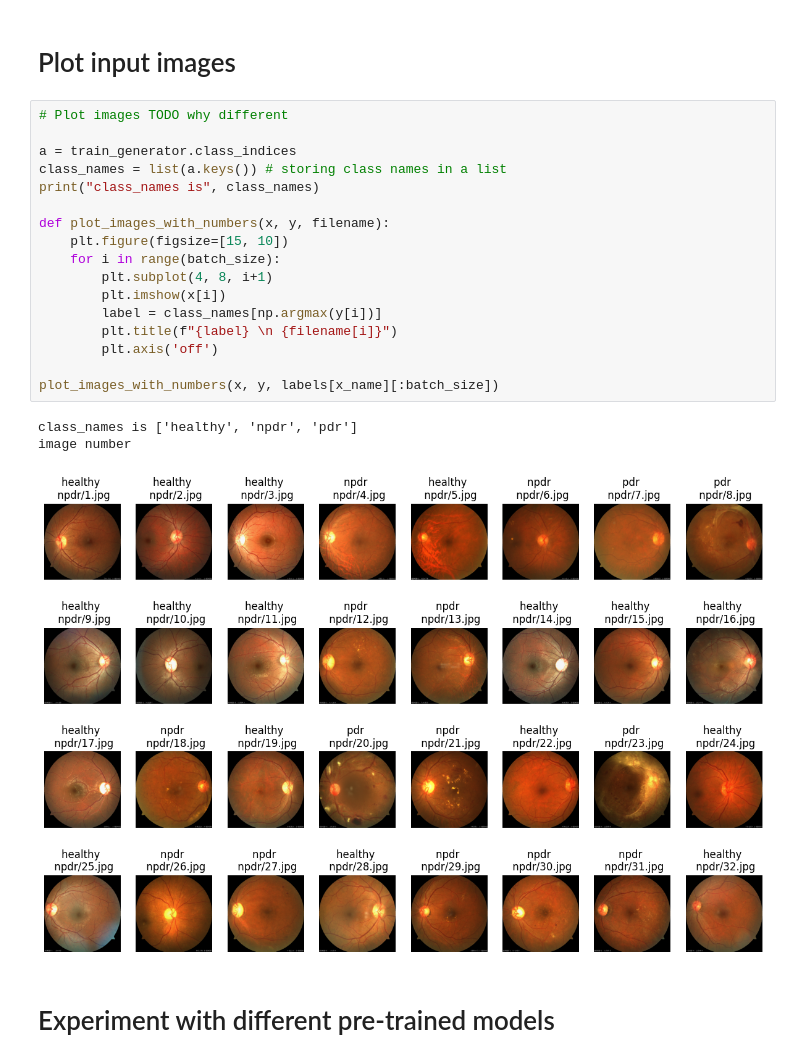
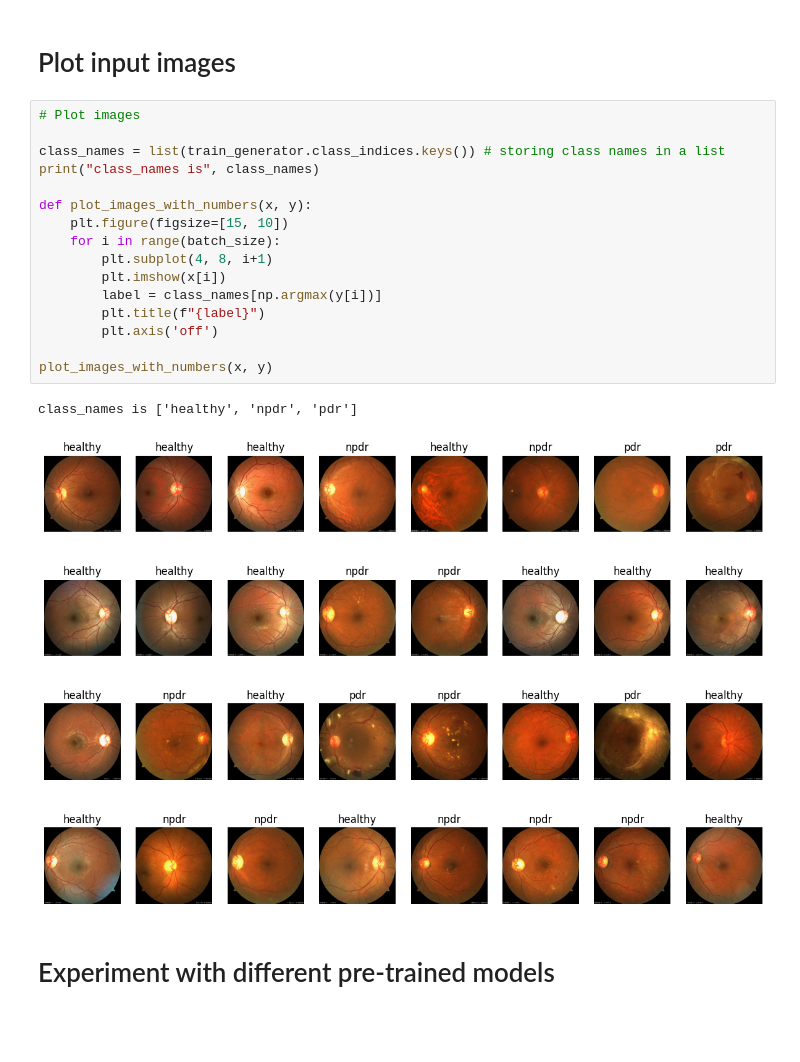
Before and after one commit to yiyangjessieyu/Deep-Learning-Image-Classifier, a Jupyter notebook: create_model.ipynb, the cells around one changed output. Drawn from its saved outputs; the diff is of its cells as text; blank space fills up the shorter version.

```diff
--- a/create_model.ipynb
+++ b/create_model.ipynb
@@ -150,26 +146,24 @@ Found 6 validated image filenames belonging to 3 classes.
 # %% [markdown]
 # Plot input images
 # %%
-# Plot images TODO why different
+# Plot images
 
-a = train_generator.class_indices
-class_names = list(a.keys()) # storing class names in a list
+class_names = list(train_generator.class_indices.keys()) # storing class names in a list
 print("class_names is", class_names)
 
-def plot_images_with_numbers(x, y, filename):
+def plot_images_with_numbers(x, y):
     plt.figure(figsize=[15, 10])
     for i in range(batch_size):
         plt.subplot(4, 8, i+1)
         plt.imshow(x[i])
         label = class_names[np.argmax(y[i])]
-        plt.title(f"{label} \n {filename[i]}")
+        plt.title(f"{label}")
         plt.axis('off')
 
-plot_images_with_numbers(x, y, labels[x_name][:batch_size])
+plot_images_with_numbers(x, y)
 # %% [output]
 class_names is ['healthy', 'npdr', 'pdr']
-image number
-[figure, old version]
+[figure, new version]
 # %% [markdown]
 # Experiment with different pre-trained models
 # %%
```
Also changed, not shown: parts of 10 cells of this notebook, 2 other files.
